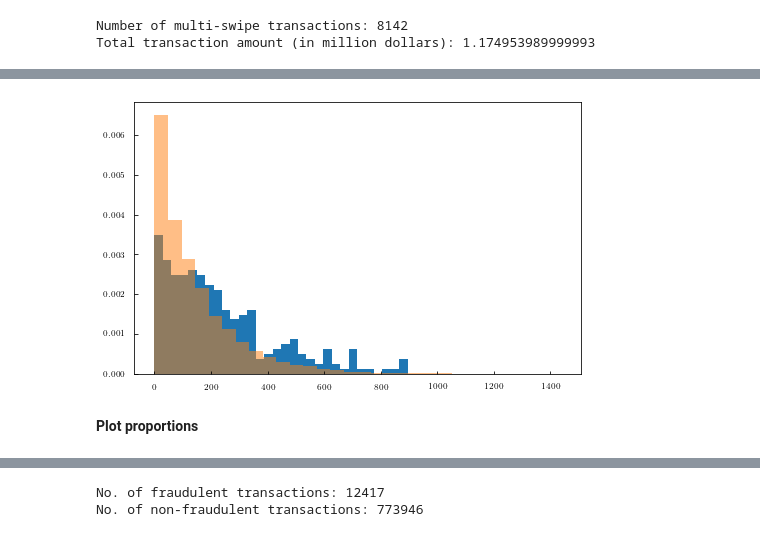
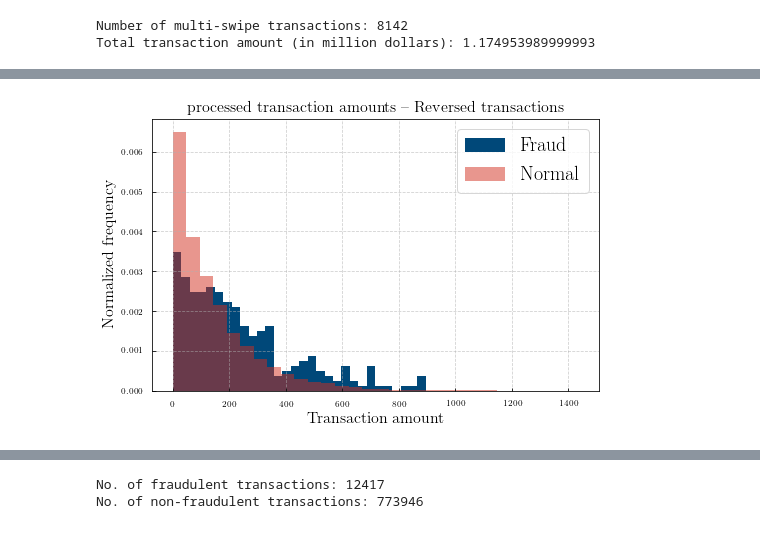
Before and after one commit to dtanoglidis/BayesianNN, a Jupyter notebook: Capital One Data Science Challenge.ipynb, the cells around one changed output, grey strips where cells are left out. Saved outputs shown, nothing was run; the diff lists cells and outputs as text; code cells hidden in the pictures.

```diff
--- a/Capital One Data Science Challenge.ipynb
+++ b/Capital One Data Science Challenge.ipynb
@@ -370,12 +553,15 @@ plt.show()
 # %%
 plt.figure(figsize=(8,5))
 
-plt.hist(rev_amount[rev_Fraud==True], bins=30,density=True)
-plt.hist(rev_amount[rev_Fraud==False], bins=30,density=True,alpha=0.5)
+plt.hist(rev_amount[rev_Fraud==True],color=cap1_blue, bins=30,density=True,label='Fraud')
+plt.hist(rev_amount[rev_Fraud==False],color=cap1_red, bins=30,density=True,alpha=0.5,label='Normal')
 
+plt.grid(ls='--',alpha=0.6)
+plt.title("processed transaction amounts -- Reversed transactions", fontsize=16)
 
+plt.xlabel('Transaction amount',fontsize=16)
+plt.ylabel('Normalized frequency', fontsize=16)
+plt.legend(frameon=True, loc='upper right', fontsize=20)
 plt.show()
 # %% [output]
-[figure, old version]
+[figure, new version]
-# %% [markdown]
-**Plot proportions**
```
Also changed, not shown: parts of 72 cells of this notebook.
